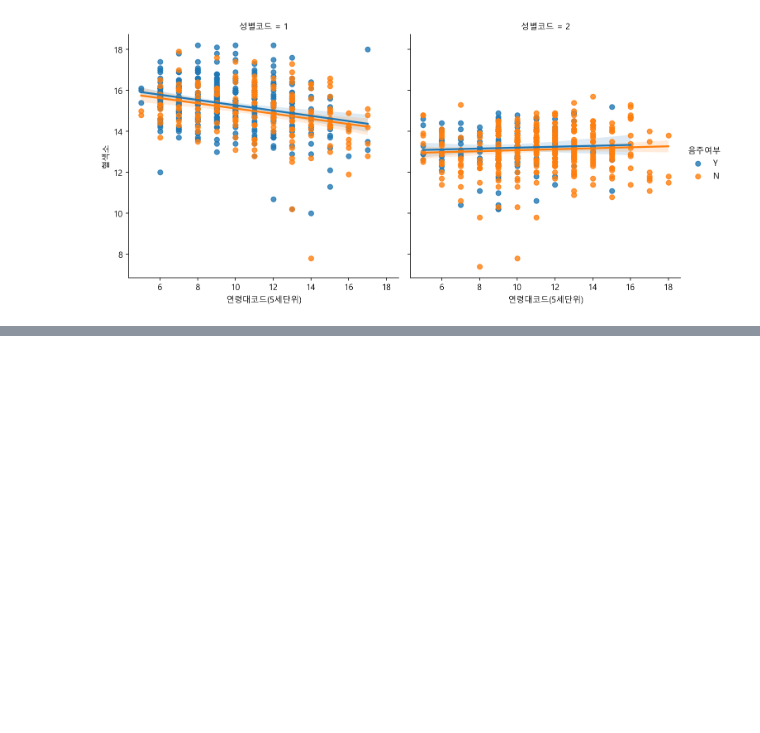
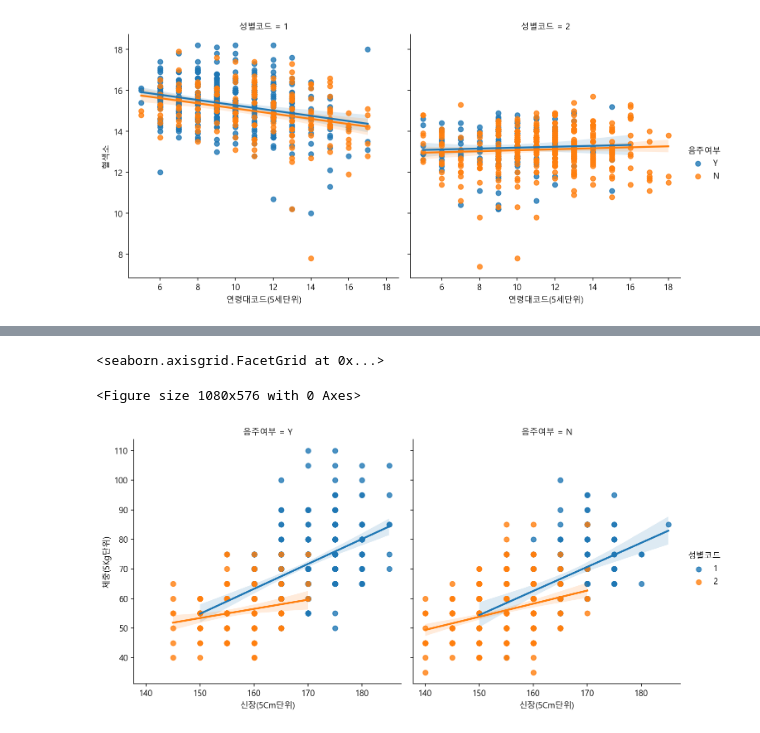
Before and after one commit to elevenfofiv/TodayCode, a Jupyter notebook: health_analysis.ipynb, the cells around one changed output, grey strips where cells are left out. Cells and saved outputs as stored; diff of their text form; code cells hidden in the pictures; blank space fills up the shorter version.

```diff
--- a/health_analysis.ipynb
+++ b/health_analysis.ipynb
@@ -420,0 +410,7 @@ sns.lmplot(data=df_sample, x="연령대코드(5세단위)", y='혈색소', hue='
+# %%
+plt.figure(figsize=(15,8))
+sns.lmplot(data=df_sample, x="신장(5Cm단위)", y="체중(5Kg단위)", hue="성별코드", col="음주여부")
+# %% [output]
+<seaborn.axisgrid.FacetGrid at 0x...>
+<Figure size 1080x576 with 0 Axes>
+[figure, added]
```
Also changed, not shown: parts of 28 cells of this notebook, 1 other file.
